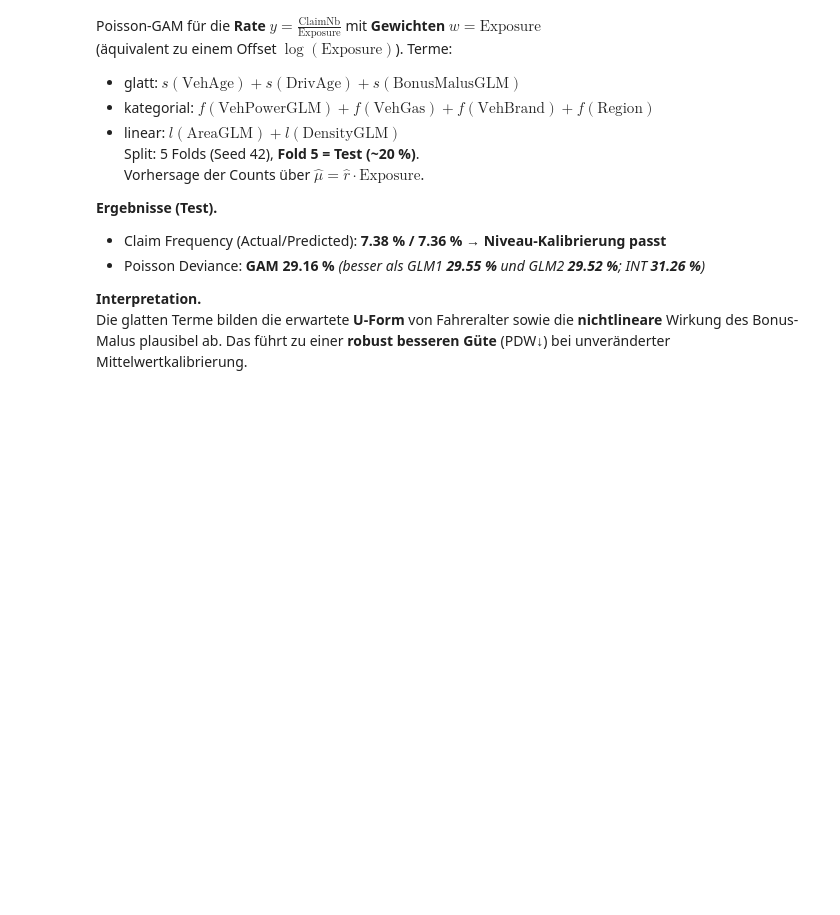
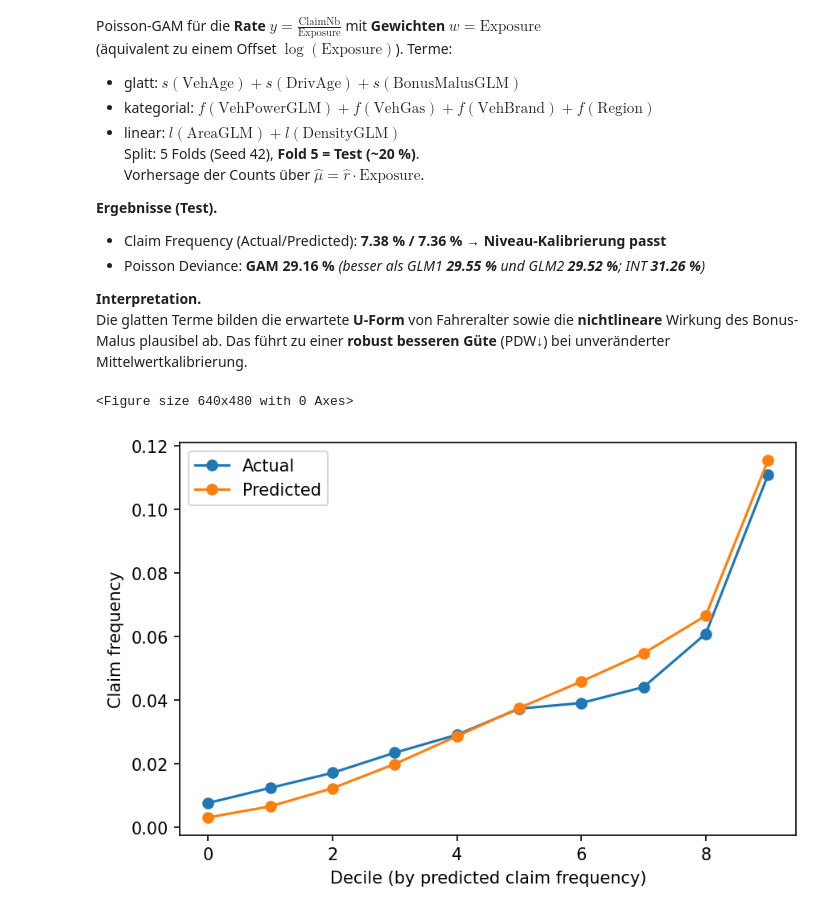
Before and after one commit to FisherSteve/freMTPL2-pricing, a Jupyter notebook: notebooks/03_glm_gam_boosting.ipynb, the cells around one changed output. Drawn from its saved outputs; the diff is of its cells as text; code cells hidden in the pictures; blank space fills up the shorter version.

```diff
--- a/notebooks/03_glm_gam_boosting.ipynb
+++ b/notebooks/03_glm_gam_boosting.ipynb
@@ -563,3 +575,27 @@ Vorhersage der Counts über $\hat\mu = \hat r \cdot \text{Exposure}$.
 
 **Interpretation.**
 Die glatten Terme bilden die erwartete **U-Form** von Fahreralter sowie die **nichtlineare** Wirkung des Bonus-Malus plausibel ab. Das führt zu einer **robust besseren Güte** (PDW↓) bei unveränderter Mittelwertkalibrierung.
+# %%
+import os
+PROJECT_ROOT = os.path.abspath("..")
+FIG_DIR = os.path.join(PROJECT_ROOT, "figures")
+os.makedirs(FIG_DIR, exist_ok=True)
+# %% [output]
+<Figure size 640x480 with 0 Axes>
+# %%
+cal = decile_calibration(
+    y_test_counts,           # Zielvariable (observed claim counts)
+    test_pred_glm2,          # deine beste Schätzung, z.B. GLM2 oder GAM
+    w=w_test                 # Exposure
+)
+
+plt.figure(figsize=(6,4), dpi=150)
+plt.plot(cal['dec'], cal['actual'], 'o-', label='Actual')
+plt.plot(cal['dec'], cal['pred'], 'o-', label='Predicted')
+plt.xlabel('Decile (by predicted claim frequency)')
+plt.ylabel('Claim frequency')
+plt.legend(); plt.tight_layout()
+plt.savefig(os.path.join(FIG_DIR, "calibration_glm2.png"), dpi=150, bbox_inches="tight")
+plt.show()
+# %% [output]
+[figure, added]
```
Also changed, not shown: parts of 3 cells of this notebook.
